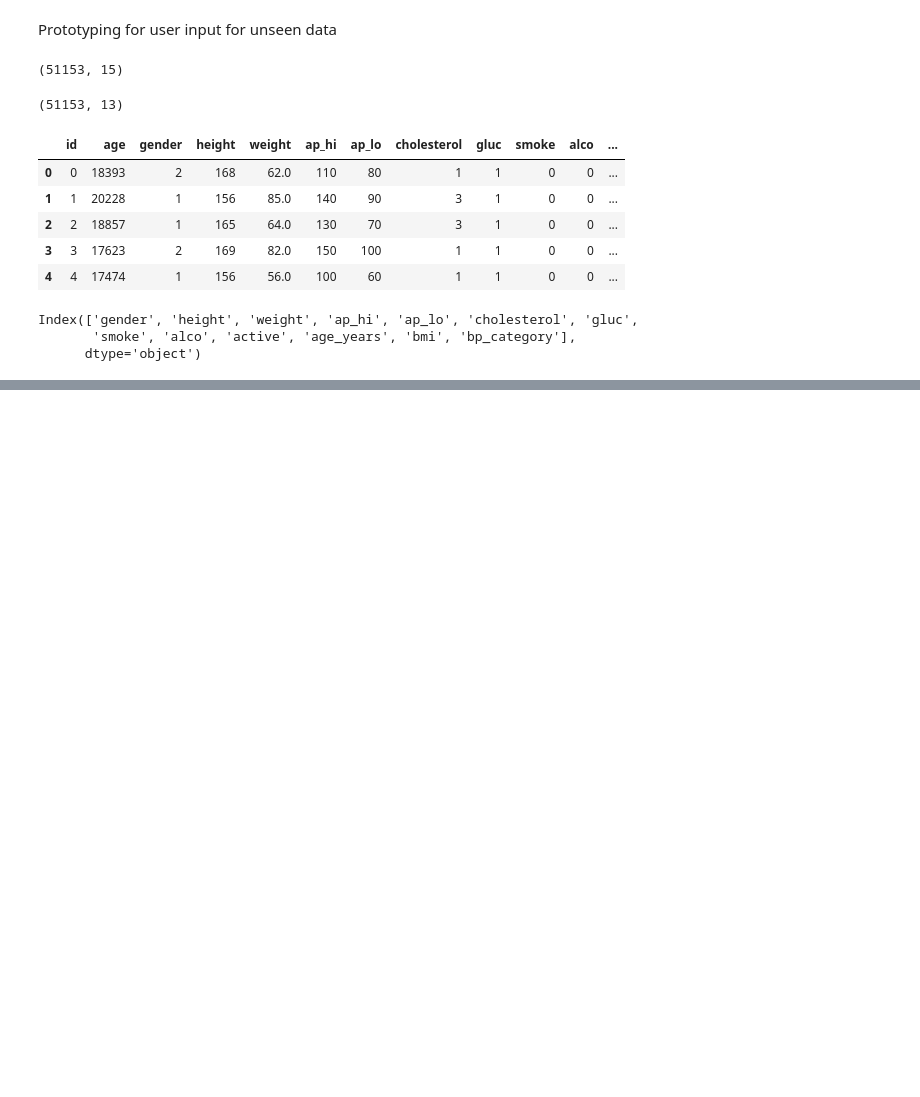
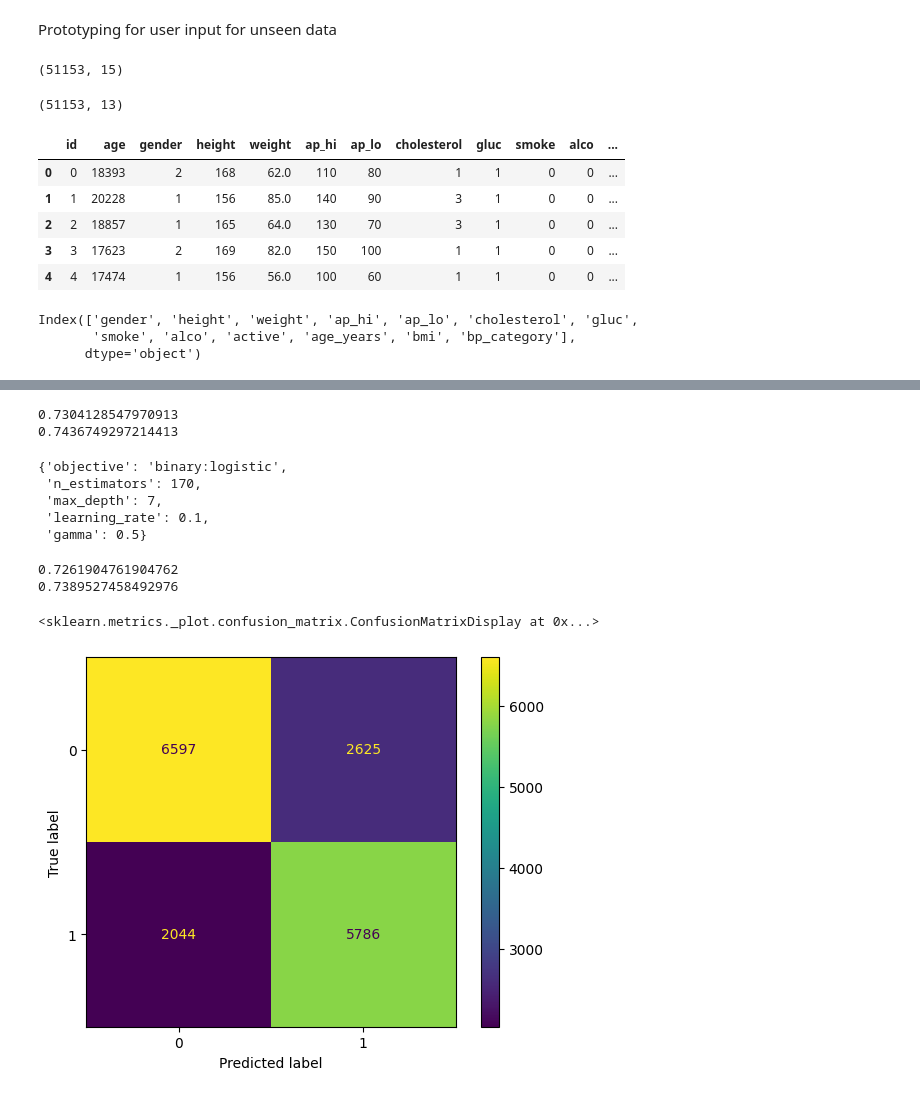
Before and after one commit to Manisha0125/project_cardio, a Jupyter notebook: project_cardio.ipynb, the cells around one changed output, grey strips where cells are left out. Cells and saved outputs as stored; diff of their text form; code cells hidden in the pictures; blank space fills up the shorter version.

```diff
--- a/project_cardio.ipynb
+++ b/project_cardio.ipynb
@@ -641,0 +788,19 @@ ConfusionMatrixDisplay(cm).plot()
+# %%
+cv_pred = randomised_cv.predict(x_test_transformerd)
+cv_acc = accuracy_score(cv_pred,y_test)
+print(cv_acc)
+
+cv_pred = randomised_cv.predict(x_test_transformerd)
+cv_rec = recall_score(cv_pred,y_test)
+print(cv_rec)
+# %% [output]
+0.7304128547970913
+0.7436749297214413
+# %%
+randomised_cv.best_params_
+# %% [output]
+{'objective': 'binary:logistic',
+ 'n_estimators': 170,
+ 'max_depth': 7,
+ 'learning_rate': 0.1,
+ 'gamma': 0.5}
@@ -641,0 +809,15 @@ ConfusionMatrixDisplay(cm).plot()
+# %%
+best_xgb.fit(x_train_transformerd,y_train)
+best_pred= xgb.predict(x_test_transformerd)
+acc = accuracy_score(pred,y_test)
+rec = recall_score(pred,y_test)
+cm = confusion_matrix(pred,y_test)
+# %%
+print(acc)
+print(rec)
+ConfusionMatrixDisplay(cm).plot()
+# %% [output]
+0.7261904761904762
+0.7389527458492976
+<sklearn.metrics._plot.confusion_matrix.ConfusionMatrixDisplay at 0x...>
+[figure, added]
```
Also changed, not shown: parts of 41 cells of this notebook.
